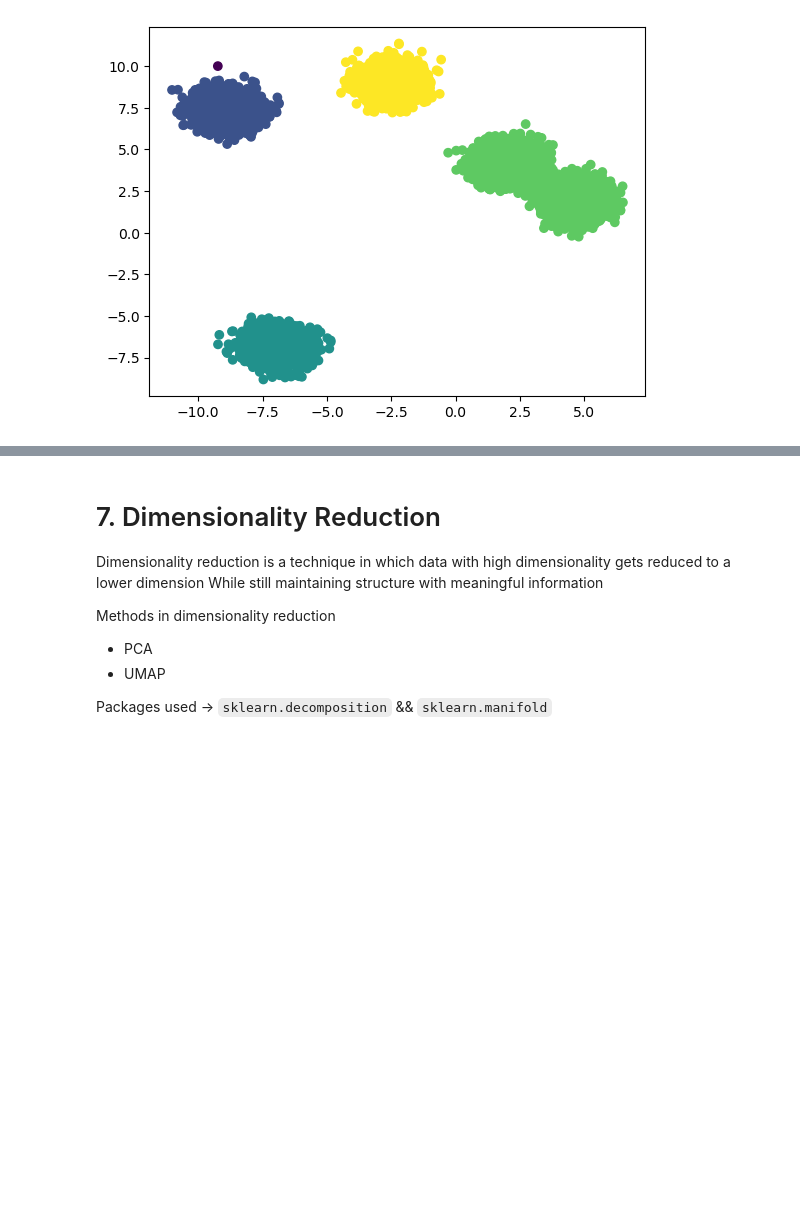
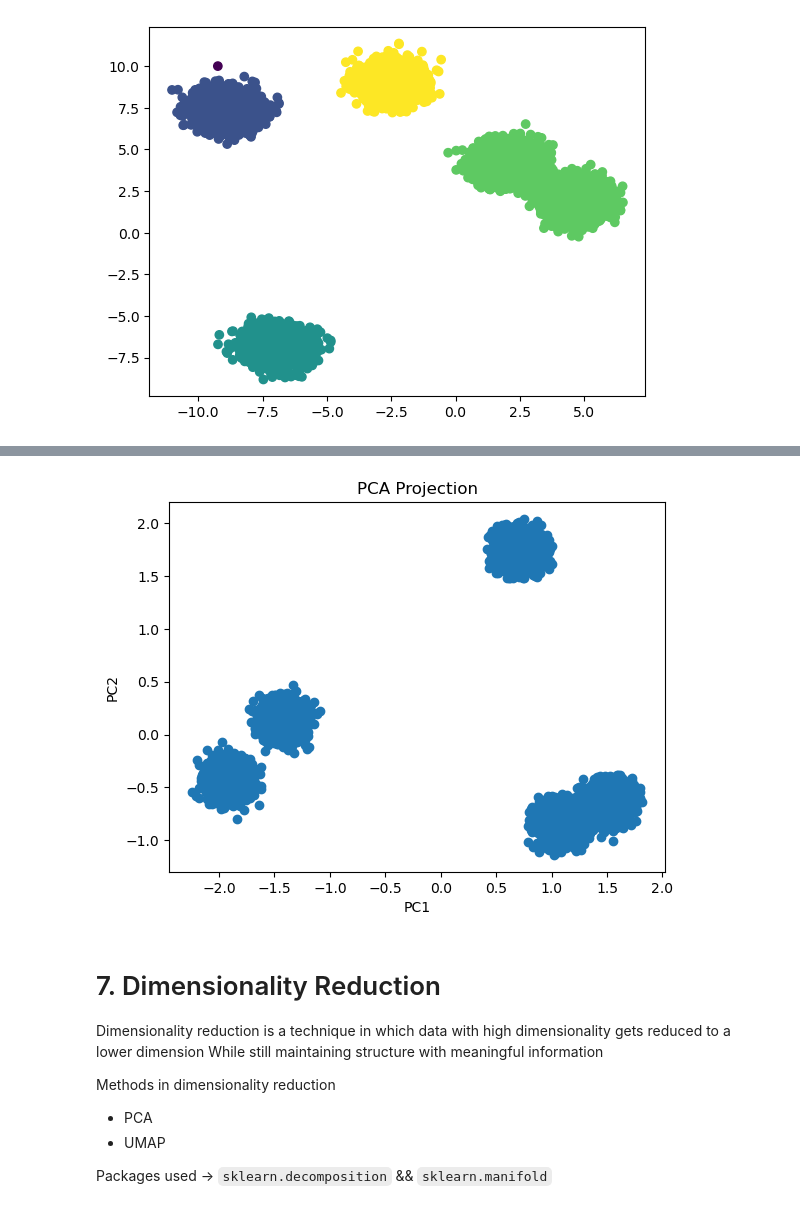
Before and after one commit to Animosius/ai-ml-projects-tools-and-experiments, a Jupyter notebook: foundational/scikit-learn/sc_learn.ipynb, the cells around one changed output, grey strips where cells are left out. Drawn from its saved outputs; the diff is of its cells as text; code cells hidden in the pictures; blank space fills up the shorter version.

```diff
--- a/foundational/scikit-learn/sc_learn.ipynb
+++ b/foundational/scikit-learn/sc_learn.ipynb
@@ -752,0 +757,15 @@ plt.scatter(X[:,0], X[:,1], c=labels)
+# %%
+# Let's make a dataset with 3d blobs
+
+from sklearn.datasets import make_blobs
+
+n_samples = 10000
+n_components = 5
+
+X, y = make_blobs(
+    n_samples=n_samples, # number of data points
+    centers= n_components, # determine the number of centers in the world
+    cluster_std= 0.60, # How spread out the data points from their each respective centers
+    random_state=42,
+    n_features=3
+)
@@ -753,3 +833,12 @@ plt.scatter(X[:,0], X[:,1], c=labels)
+# %%
+# Visualization
+plt.scatter(X_pca[:,0], X_pca[:,1])
+plt.title("PCA Projection")
+plt.xlabel("PC1")
+plt.ylabel("PC2")
+plt.show()
+# %% [output]
+[figure, added]
 # %% [markdown]
 # 7. Dimensionality Reduction
 
```
Also changed, not shown: parts of 8 cells of this notebook, 2 other files.
